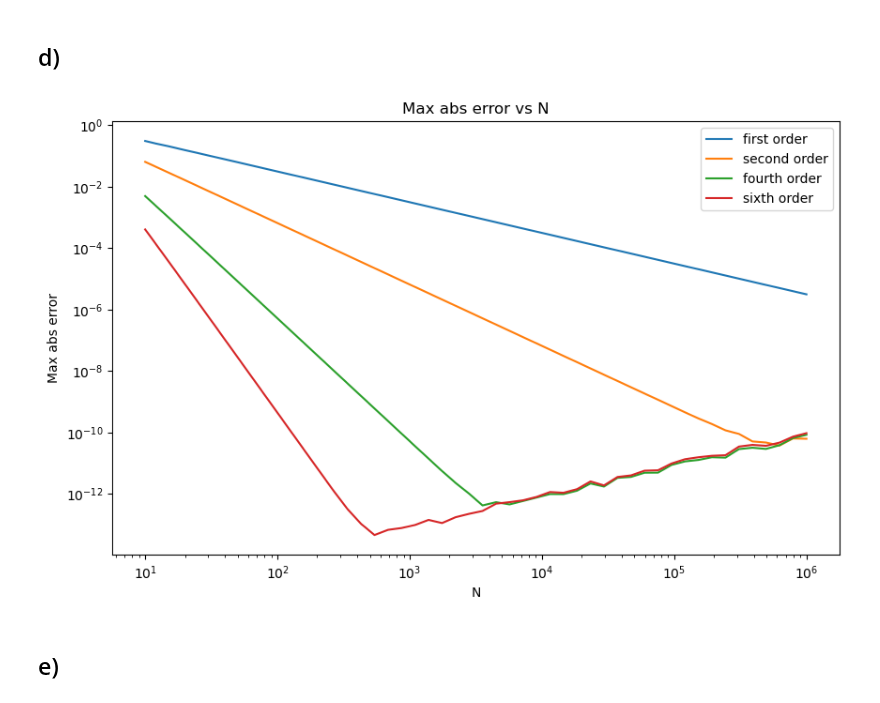
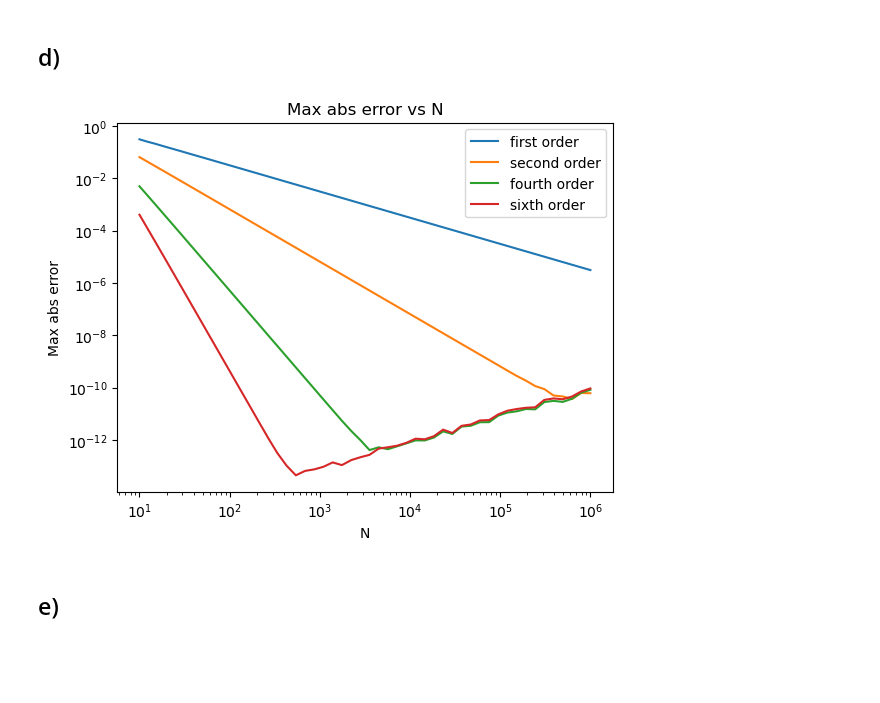
Before and after one commit to Katikistan/NumeP, a Jupyter notebook: week1/week1.ipynb, the cells around one changed output. Drawn from its saved outputs; the diff is of its cells as text; code cells hidden in the pictures; blank space fills up the shorter version.

```diff
--- a/week1/week1.ipynb
+++ b/week1/week1.ipynb
@@ -108,35 +106,34 @@ errors_sixth_order = []
 
 for n in N:
     x = np.linspace(0, 2 * np.pi, n, endpoint=False)
     dx = 2 * np.pi / n
     fx = np.sin(x)
     f_prime_analytical = np.cos(x)
     f_prime_numerical = (np.roll(fx, -1) - fx) / dx
 
     f_prime_second_order = second_order(fx, dx)
     f_prime_fourth_order = fourth_order(fx, dx)
     f_prime_sixth_order = sixth_order(fx, dx)
     max_error_first_order = np.max(np.abs(f_prime_numerical - f_prime_analytical))
     max_error_second_order = np.max(np.abs(f_prime_second_order - f_prime_analytical))
     max_error_fourth_order = np.max(np.abs(f_prime_fourth_order - f_prime_analytical))
     max_error_sixth_order = np.max(np.abs(f_prime_sixth_order - f_prime_analytical))
     errors_first_order += [max_error_first_order]
     errors_second_order += [max_error_second_order]
     errors_fourth_order += [max_error_fourth_order]
     errors_sixth_order += [max_error_sixth_order]
 
-plt.figure(figsize=(10, 6))
 plt.loglog(N, errors_first_order, label = 'first order')
 plt.loglog(N, errors_second_order, label = 'second order')
 plt.loglog(N, errors_fourth_order, label = 'fourth order')
 plt.loglog(N, errors_sixth_order, label = 'sixth order')
 plt.xlabel('N')
 plt.ylabel('Max abs error')
 plt.title('Max abs error vs N')
 plt.legend()
 plt.show()
 # %% [output]
-[figure, old version]
+[figure, new version]
 # %% [markdown]
 ## e)
 # %% [markdown]
```
Also changed, not shown: parts of 4 cells of this notebook.
